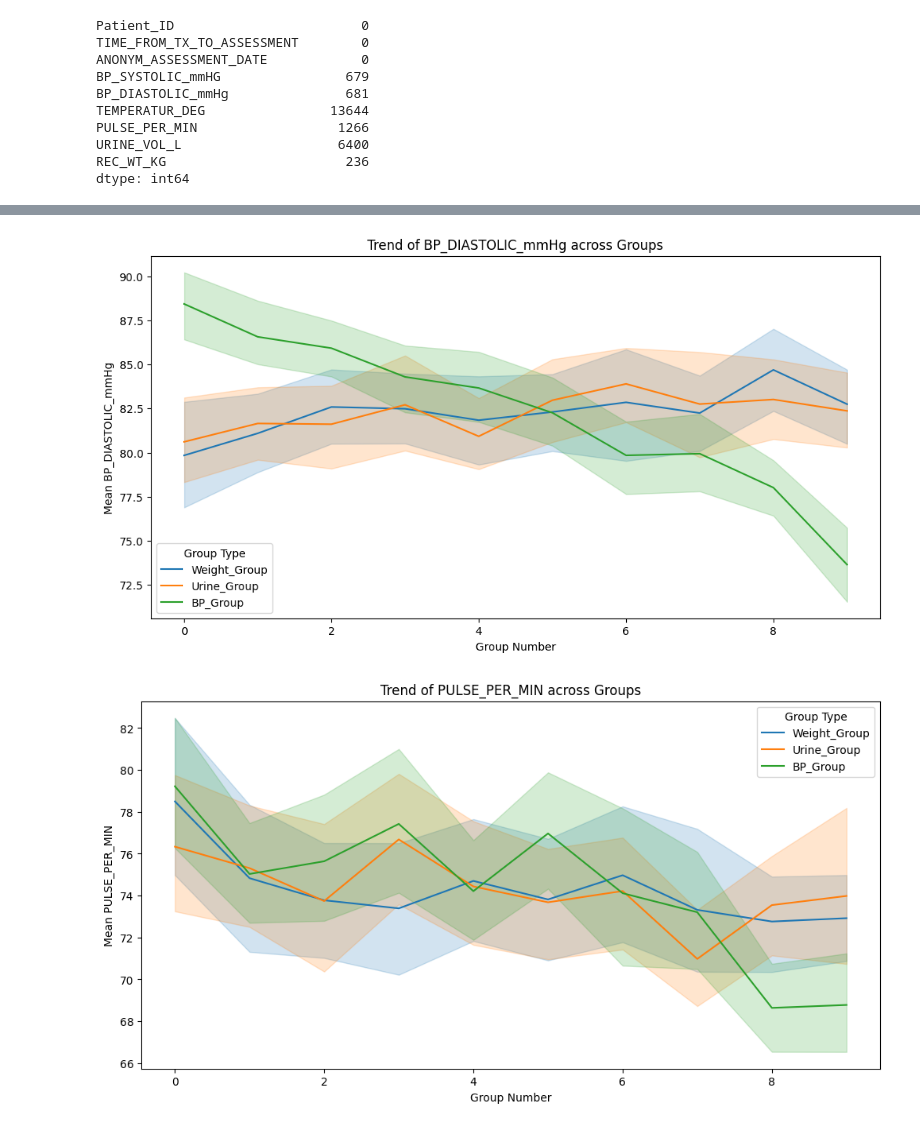
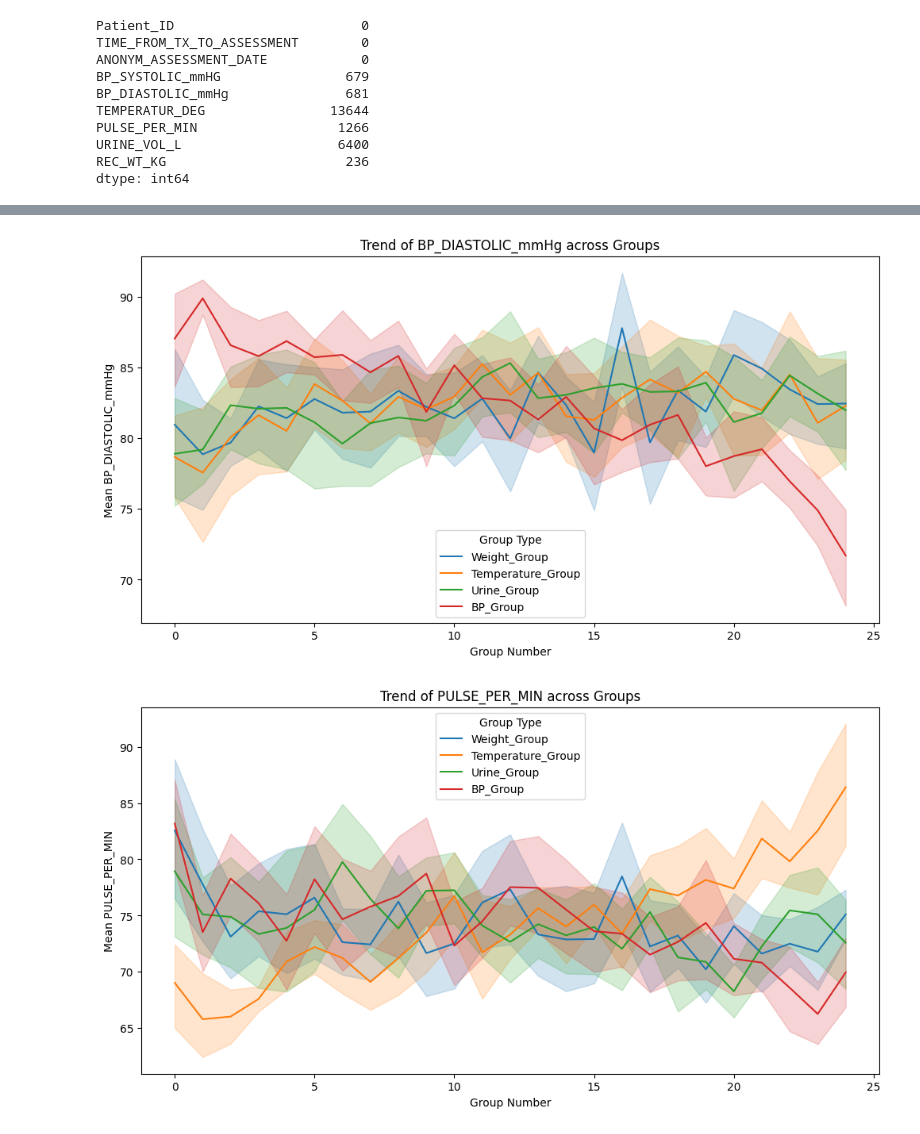
Before and after one commit to abdallataha/KGeNe, a Jupyter notebook: Data analysis.ipynb, the cells around one changed output, grey strips where cells are left out. Cells and saved outputs as stored; diff of their text form; code cells hidden in the pictures.

```diff
--- a/Data analysis.ipynb
+++ b/Data analysis.ipynb
@@ -48,0 +93,22 @@ dtype: int64
+# %%
+# As there is a significant number of missing values, we will need to handle them
+# before proceeding with any analysis. We can consider options such as imputation
+# as dropping rows (complete case) could remove more than 30% of the dataset.
+# I will impute using IterativeImputer
+from sklearn.experimental import enable_iterative_imputer
+from sklearn.impute import IterativeImputer
+
+# Remove the cleaned file
+import os
+if os.path.exists("Cleaned_data/cleaned_KGENE.csv"):
+    os.remove("Cleaned_data/cleaned_KGENE.csv")
+
+
+# Select only numeric columns for imputation, rounding the imputed values to 2 decimal places
+numeric_cols = df.select_dtypes(include=['float64', 'int64']).columns
+imputer = IterativeImputer(random_state=0)
+df[numeric_cols] = imputer.fit_transform(df[numeric_cols])
+df[numeric_cols] = df[numeric_cols].round(2)
+
+# Checking the dataset again after imputation
+print(df.info())
@@ -95,16 +184,17 @@ plt.show()
 # %%
 # Visualize the clinical trends of weight, blood pressure, and urine volume
-# Categorize the patients based on their mean weight, blood pressure, urine volume into 10 groups
-patient_summary['Weight_Group'] = pd.qcut(patient_summary[('REC_WT_KG', 'mean')], q=10, labels=False)
-patient_summary['Urine_Group'] = pd.qcut(patient_summary[('URINE_VOL_L', 'mean')], q=10, labels=False)
+# Categorize the patients based on their mean weight, blood pressure, urine volume into 25 groups
+patient_summary['Weight_Group'] = pd.qcut(patient_summary[('REC_WT_KG', 'mean')], q=25, labels=False)
+patient_summary['Urine_Group'] = pd.qcut(patient_summary[('URINE_VOL_L', 'mean')], q=25, labels=False)
+patient_summary['Temperature_Group'] = pd.qcut(patient_summary[('TEMPERATUR_DEG', 'mean')], q=25, labels=False)
 
 # Categorize the patients based on their mean blood pressure into 10 groups considering
 # both systolic and diastolic and merge them in the same group
-patient_summary['BP_Group'] = pd.qcut(patient_summary[('BP_SYSTOLIC_mmHG', 'mean')] / patient_summary[('BP_DIASTOLIC_mmHg', 'mean')], q=10, labels=False)
+patient_summary['BP_Group'] = pd.qcut(patient_summary[('BP_SYSTOLIC_mmHG', 'mean')] / patient_summary[('BP_DIASTOLIC_mmHg', 'mean')], q=25, labels=False)
 
 # Plot the trends for each vital sign in different plot using for loop, one for each vital sign, using the x as group number instead of patient id.
-vital_signs = ['BP_SYSTOLIC_mmHG', 'BP_DIASTOLIC_mmHg', 'PULSE_PER_MIN', 'URINE_VOL_L', 'REC_WT_KG']
-groups = ['Weight_Group', 'Urine_Group', 'BP_Group']
+vital_signs = ['BP_SYSTOLIC_mmHG', 'BP_DIASTOLIC_mmHg', 'PULSE_PER_MIN', 'TEMPERATUR_DEG', 'URINE_VOL_L', 'REC_WT_KG']
+groups = ['Weight_Group', 'Temperature_Group', 'Urine_Group', 'BP_Group']
 for vital in vital_signs:
     plt.figure(figsize=(12, 6))
     for group in groups:
@@ -119,2 +209,2 @@ for vital in vital_signs:
-[figure, old version]
+[figure, new version]
-[figure, old version]
+[figure, new version]
```
Also changed, not shown: parts of 11 cells of this notebook, 1 other file.
